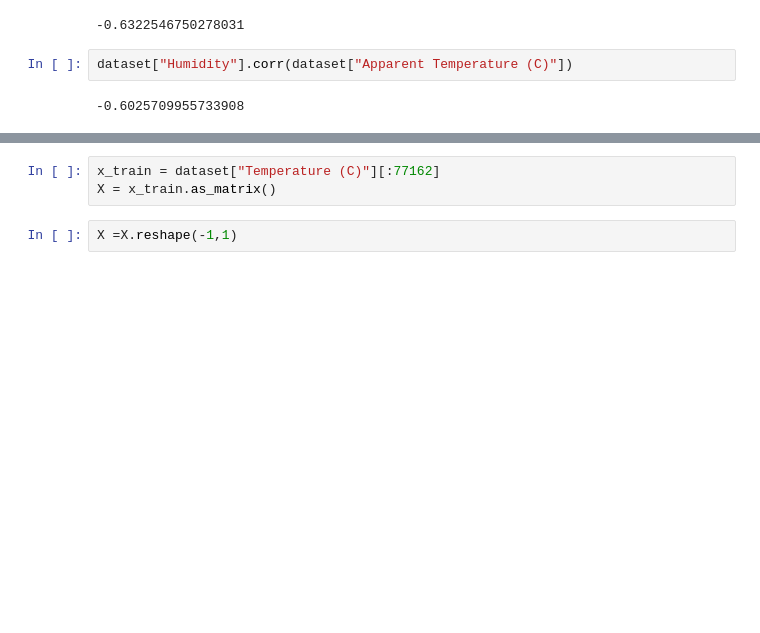
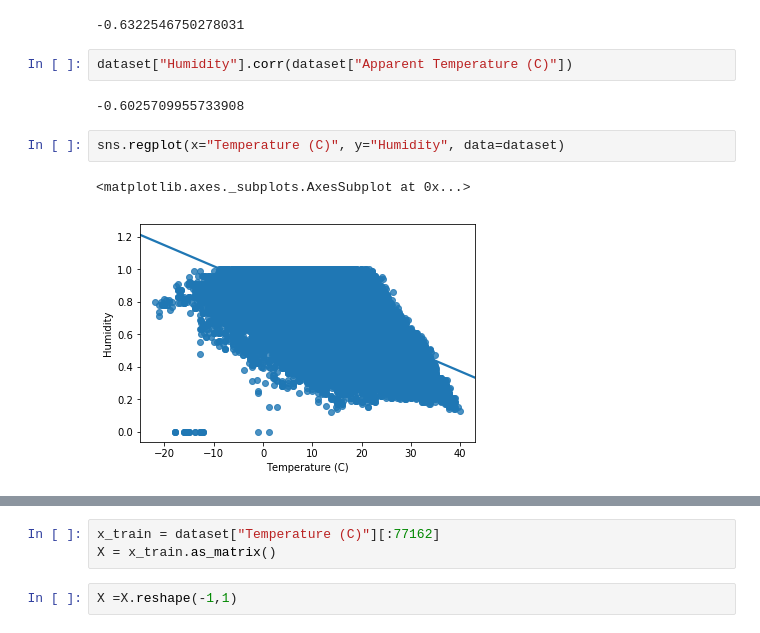
Before and after one commit to gcmurillo/linear_regresion_AED, a Jupyter notebook: taller regresion lineal.ipynb, the cells around one changed output, grey strips where cells are left out. Cells and saved outputs as stored; diff of their text form; blank space fills up the shorter version.

```diff
--- a/taller regresion lineal.ipynb
+++ b/taller regresion lineal.ipynb
@@ -81,3 +91,8 @@ dataset["Humidity"].corr(dataset["Temperature (C)"])
 dataset["Humidity"].corr(dataset["Apparent Temperature (C)"])
 # %% [output]
 -0.6025709955733908
+# %%
+sns.regplot(x="Temperature (C)", y="Humidity", data=dataset)
+# %% [output]
+<matplotlib.axes._subplots.AxesSubplot at 0x...>
+[figure, added]
```
Also changed, not shown: parts of 5 cells of this notebook.
